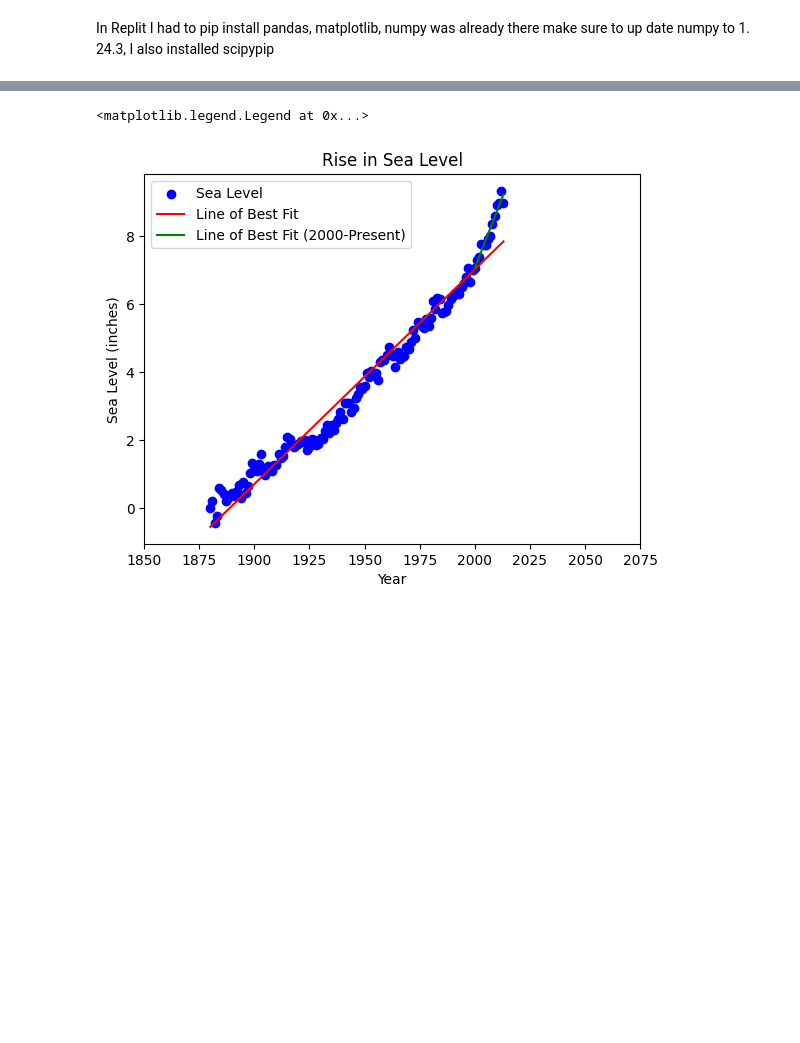
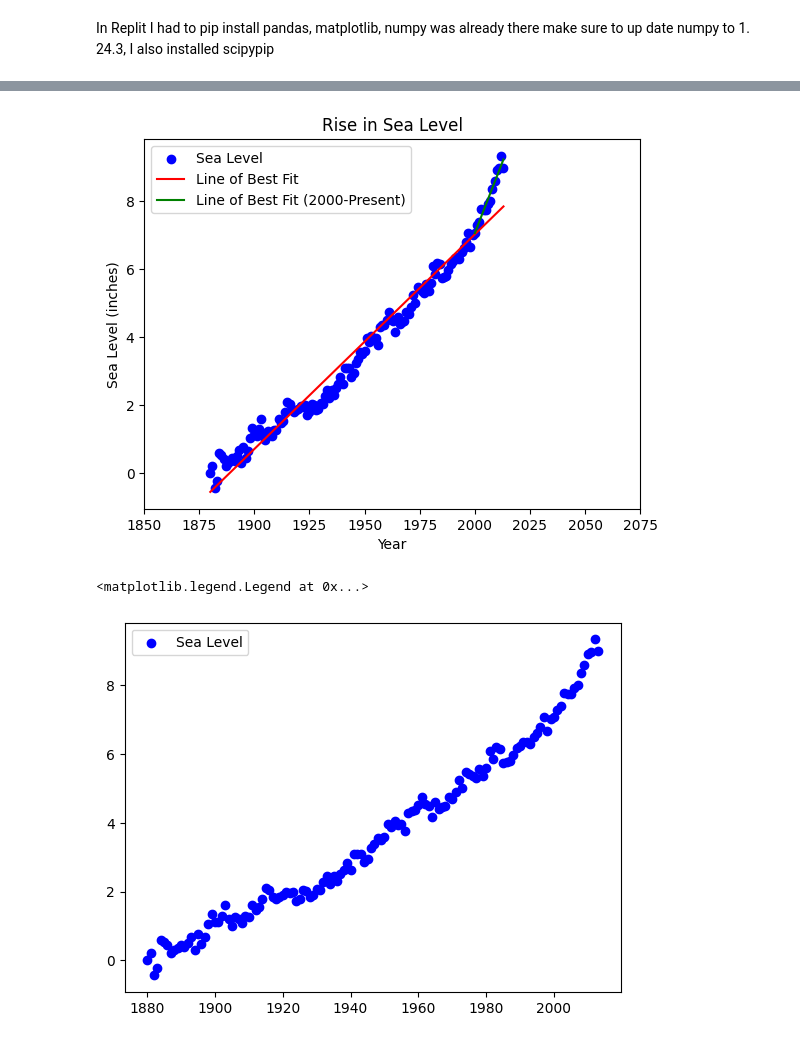
Before and after one commit to mrwoodzi/Data_Science_Certs_Progress, a Jupyter notebook: python_for_everybody/Data_Analysis_with_Python_Cert/Jupyter_Lab_Notes/Project_5.ipynb, the cells around one changed output, grey strips where cells are left out. Drawn from its saved outputs; the diff is of its cells as text; code cells hidden in the pictures; blank space fills up the shorter version.

Commit message:
Finished Data Analysis With Python

```diff
--- a/python_for_everybody/Data_Analysis_with_Python_Cert/Jupyter_Lab_Notes/Project_5.ipynb
+++ b/python_for_everybody/Data_Analysis_with_Python_Cert/Jupyter_Lab_Notes/Project_5.ipynb
@@ -90,8 +145,23 @@ plt.title('Rise in Sea Level')
 # Set x-axis tick labels
 plt.xticks(np.arange(1850, 2100, 25))
 
-# Add legend
-plt.legend()
+# Format slope and intercept values
+slope_str = f"{slope:.15f}"
+intercept_str = f"{intercept:.15f}"
+
+# Add legend with slope and intercept information
+plt.legend(loc='upper left')
+
+plt.show()
 # %% [output]
-<matplotlib.legend.Legend at 0x...>
 [figure]
+# %%
+    # Import data from CSV file
+    df = pd.read_csv('epa-sea-level.csv')
+
+    # Create scatter plot
+    plt.scatter(df['Year'], df['CSIRO Adjusted Sea Level'], color='blue', label='Sea Level')
+    plt.legend()
+# %% [output]
+<matplotlib.legend.Legend at 0x...>
+[figure, added]
```
Also changed, not shown: parts of 4 cells of this notebook.
